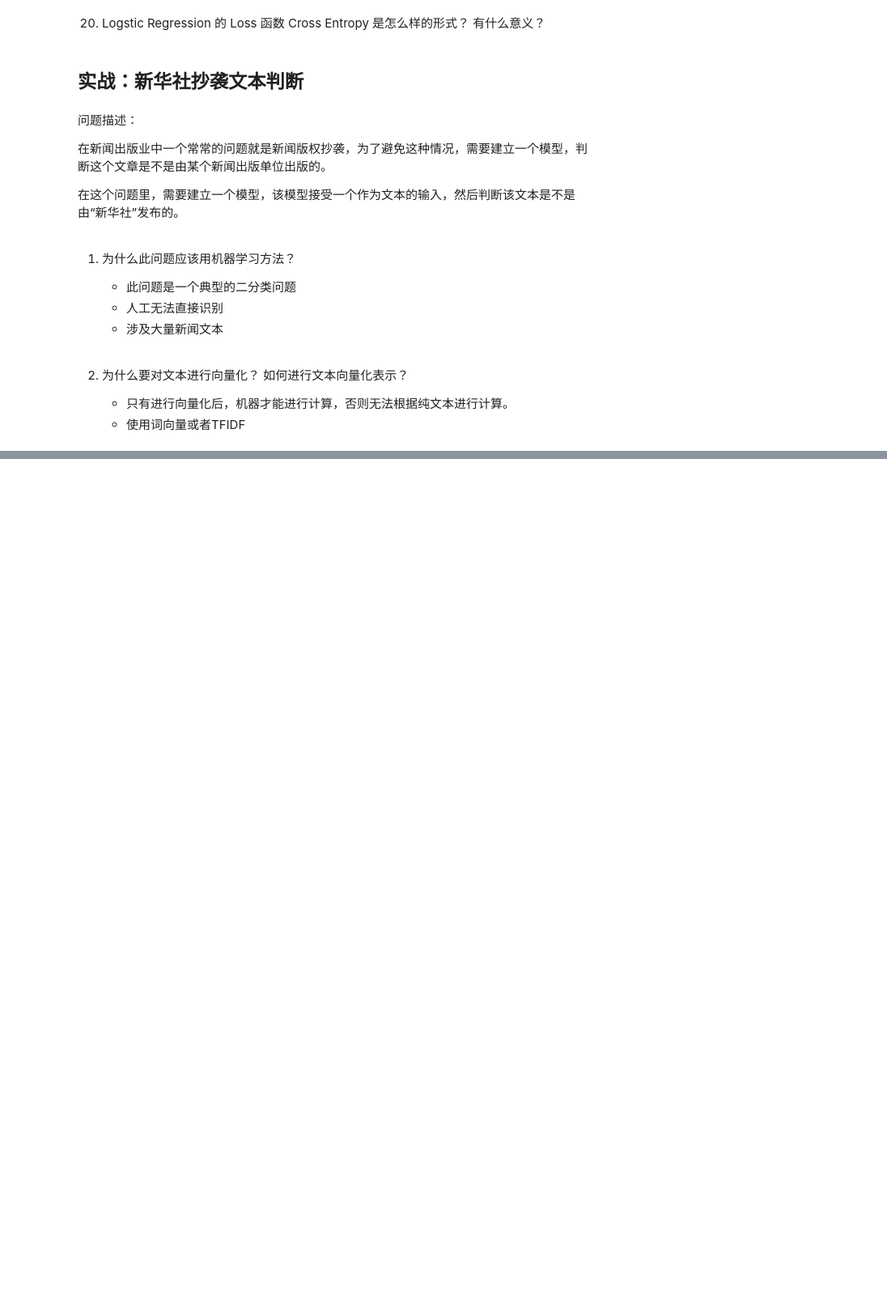
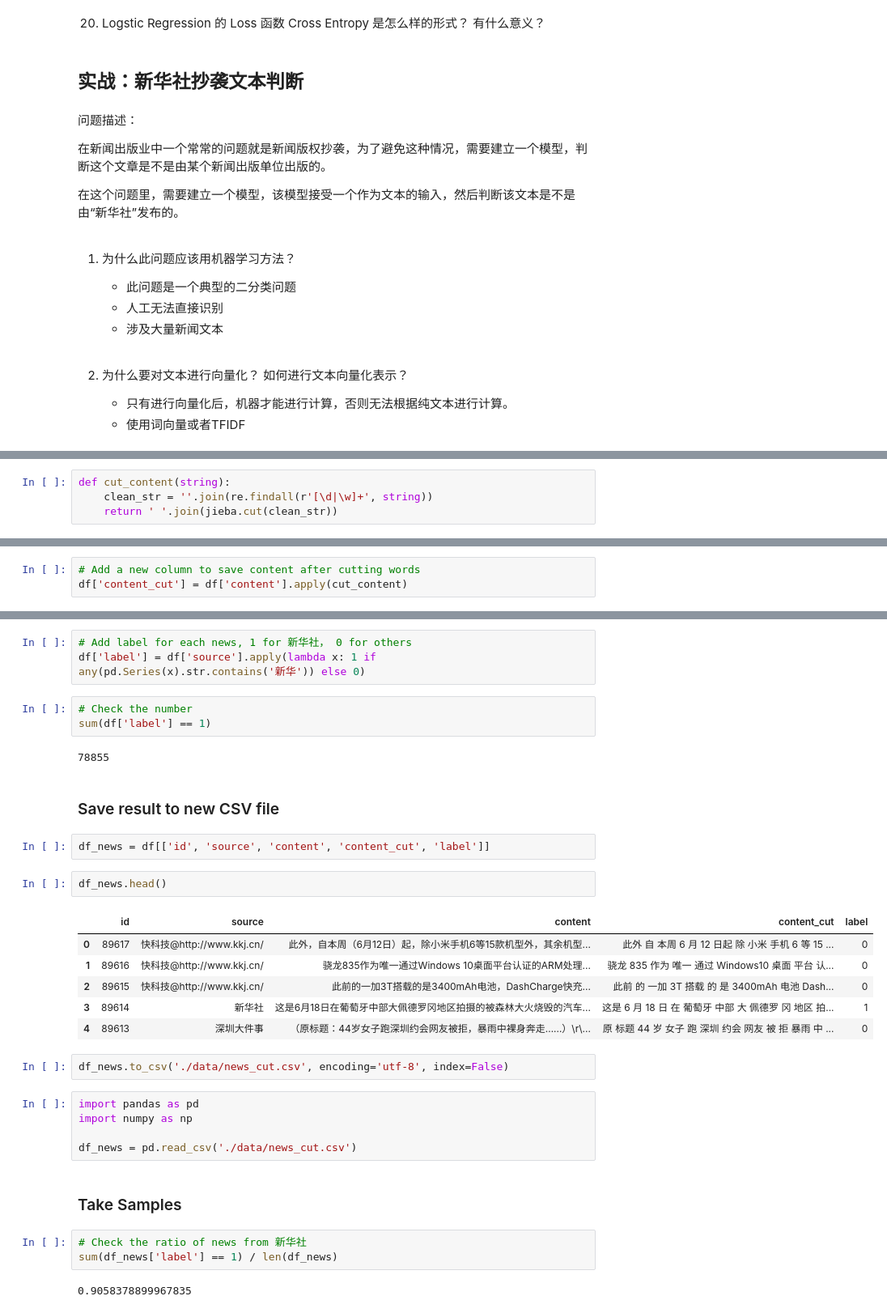
Before and after one commit to pchen12567/AI-For-NLP, a Jupyter notebook: Week_08_LR/Assignment_08.ipynb, the cells around one changed output, grey strips where cells are left out. Shown: that part at 81% size. Saved outputs shown, nothing was run; the diff lists cells and outputs as text; blank space fills up the shorter version.

```diff
--- a/Week_08_LR/Assignment_08.ipynb
+++ b/Week_08_LR/Assignment_08.ipynb
@@ -104,0 +173,4 @@
+# %%
+def cut_content(string):
+    clean_str = ''.join(re.findall(r'[\d|\w]+', string))
+    return ' '.join(jieba.cut(clean_str))
@@ -104,0 +186,3 @@
+# %%
+# Add a new column to save content after cutting words
+df['content_cut'] = df['content'].apply(cut_content)
@@ -104,0 +204,35 @@
+# %%
+# Add label for each news, 1 for 新华社， 0 for others
+df['label'] = df['source'].apply(lambda x: 1 if any(pd.Series(x).str.contains('新华')) else 0)
+# %%
+# Check the number
+sum(df['label'] == 1)
+# %% [output]
+78855
+# %% [markdown]
+### Save result to new CSV file
+# %%
+df_news = df[['id', 'source', 'content', 'content_cut', 'label']]
+# %%
+df_news.head()
+# %% [output]
+|  | id | source | content | content_cut | label |
+| 0 | 89617 | 快科技@http://www.kkj.cn/ | 此外，自本周（6月12日）起，除小米手机6等15款机型外，其余机型... | 此外 自 本周 6 月 12 日起 除 小米 手机 6 等 15 ... | 0 |
+| 1 | 89616 | 快科技@http://www.kkj.cn/ | 骁龙835作为唯一通过Windows 10桌面平台认证的ARM处理... | 骁龙 835 作为 唯一 通过 Windows10 桌面 平台 认... | 0 |
+| 2 | 89615 | 快科技@http://www.kkj.cn/ | 此前的一加3T搭载的是3400mAh电池，DashCharge快充... | 此前 的 一加 3T 搭载 的 是 3400mAh 电池 Dash... | 0 |
+| 3 | 89614 | 新华社 | 这是6月18日在葡萄牙中部大佩德罗冈地区拍摄的被森林大火烧毁的汽车... | 这是 6 月 18 日 在 葡萄牙 中部 大 佩德罗 冈 地区 拍... | 1 |
+| 4 | 89613 | 深圳大件事 | （原标题：44岁女子跑深圳约会网友被拒，暴雨中裸身奔走……）\r\... | 原 标题 44 岁 女子 跑 深圳 约会 网友 被 拒 暴雨 中 ... | 0 |
+# %%
+df_news.to_csv('./data/news_cut.csv', encoding='utf-8', index=False)
+# %%
+import pandas as pd
+import numpy as np
+
+df_news = pd.read_csv('./data/news_cut.csv')
+# %% [markdown]
+### Take Samples
+# %%
+# Check the ratio of news from 新华社
+sum(df_news['label'] == 1) / len(df_news)
+# %% [output]
+0.9058378899967835
```
Also changed, not shown: parts of 54 cells of this notebook.
